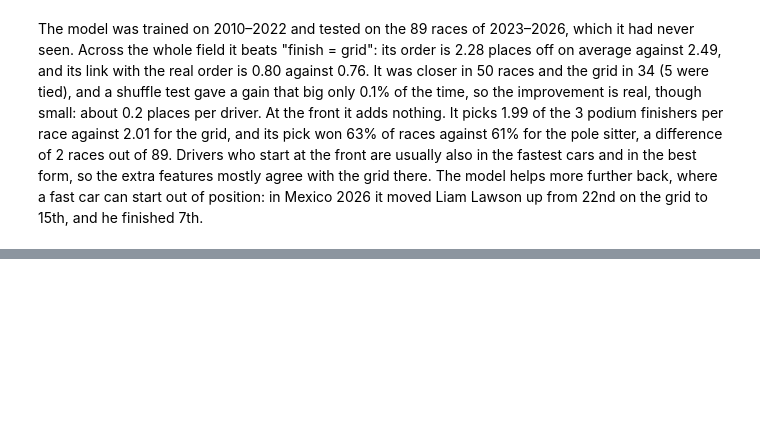
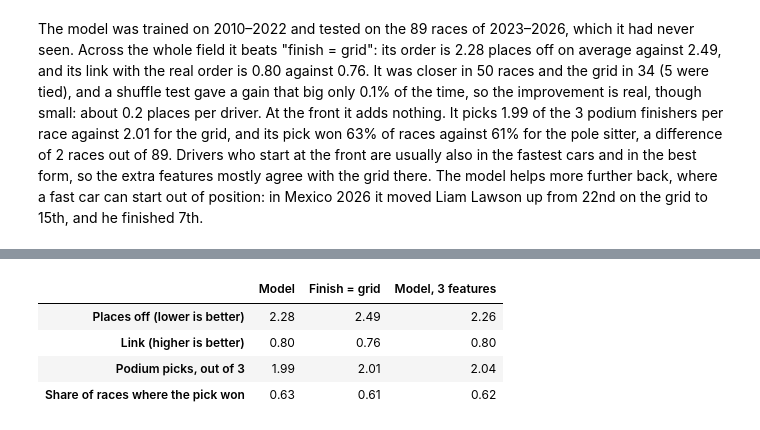
Before and after one commit to Aris-Esfahani/what-decides-an-f1-race, a Jupyter notebook: notebooks/04_predict.ipynb, the cells around one changed output, grey strips where cells are left out. Saved outputs shown, nothing was run; the diff lists cells and outputs as text; code cells hidden in the pictures; blank space fills up the shorter version.

```diff
--- a/notebooks/04_predict.ipynb
+++ b/notebooks/04_predict.ipynb
@@ -242,0 +303,15 @@ The model was trained on 2010–2022 and tested on the 89 races of 2023–2026,
+# %%
+# Test the idea: drop street, home and track_history, retrain on the same races, and score again
+simple_features = ["grid", "team_form", "driver_form"]
+simple_model = LinearRegression()
+simple_model.fit(train_finishers[simple_features], train_finishers["position"])
+test["predicted_simple"] = simple_model.predict(test[simple_features])
+
+results["Model, 3 features"] = score(test, "predicted_simple")
+results.round(2)
+# %% [output]
+|  | Model | Finish = grid | Model, 3 features |
+| Places off (lower is better) | 2.28 | 2.49 | 2.26 |
+| Link (higher is better) | 0.80 | 0.76 | 0.80 |
+| Podium picks, out of 3 | 1.99 | 2.01 | 2.04 |
+| Share of races where the pick won | 0.63 | 0.61 | 0.62 |
```
Also changed, not shown: parts of 6 cells of this notebook.
